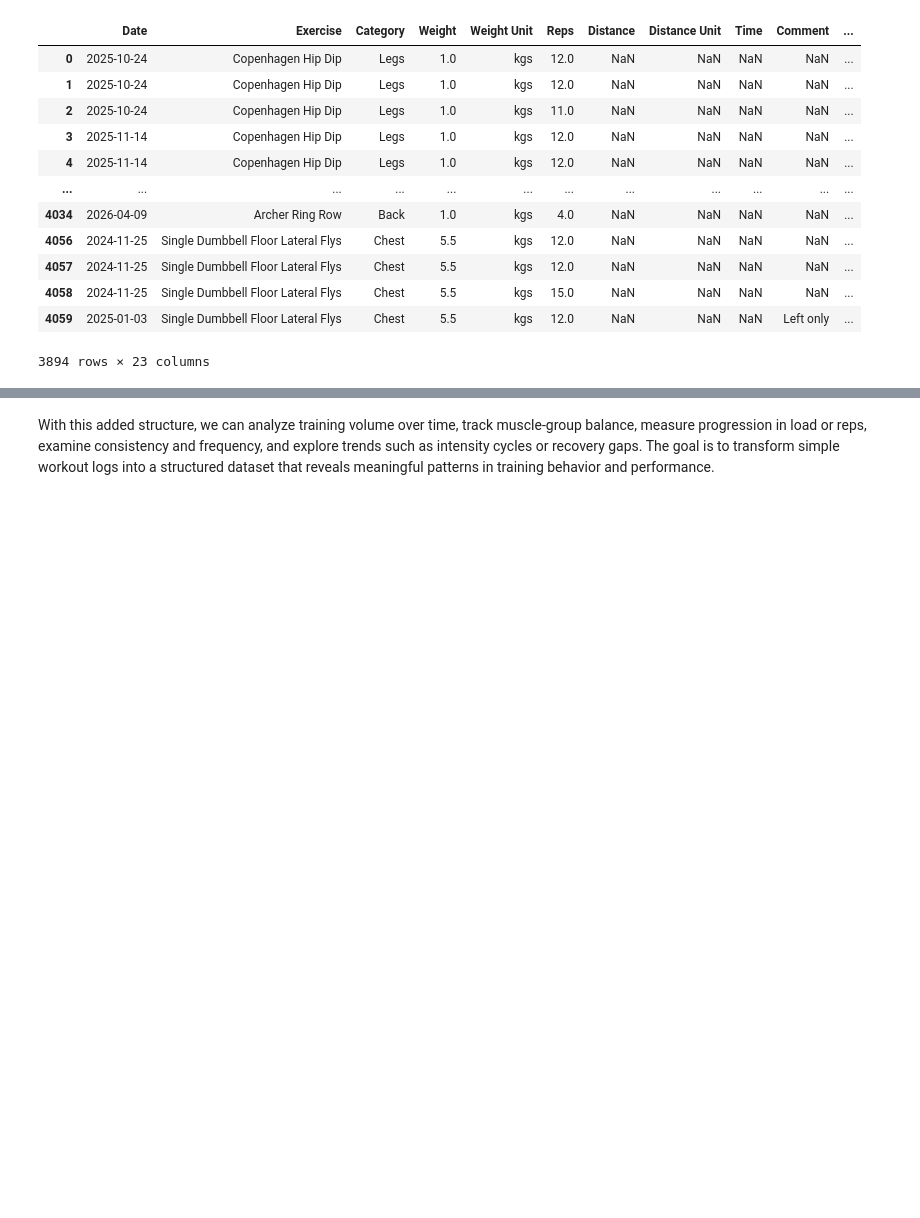
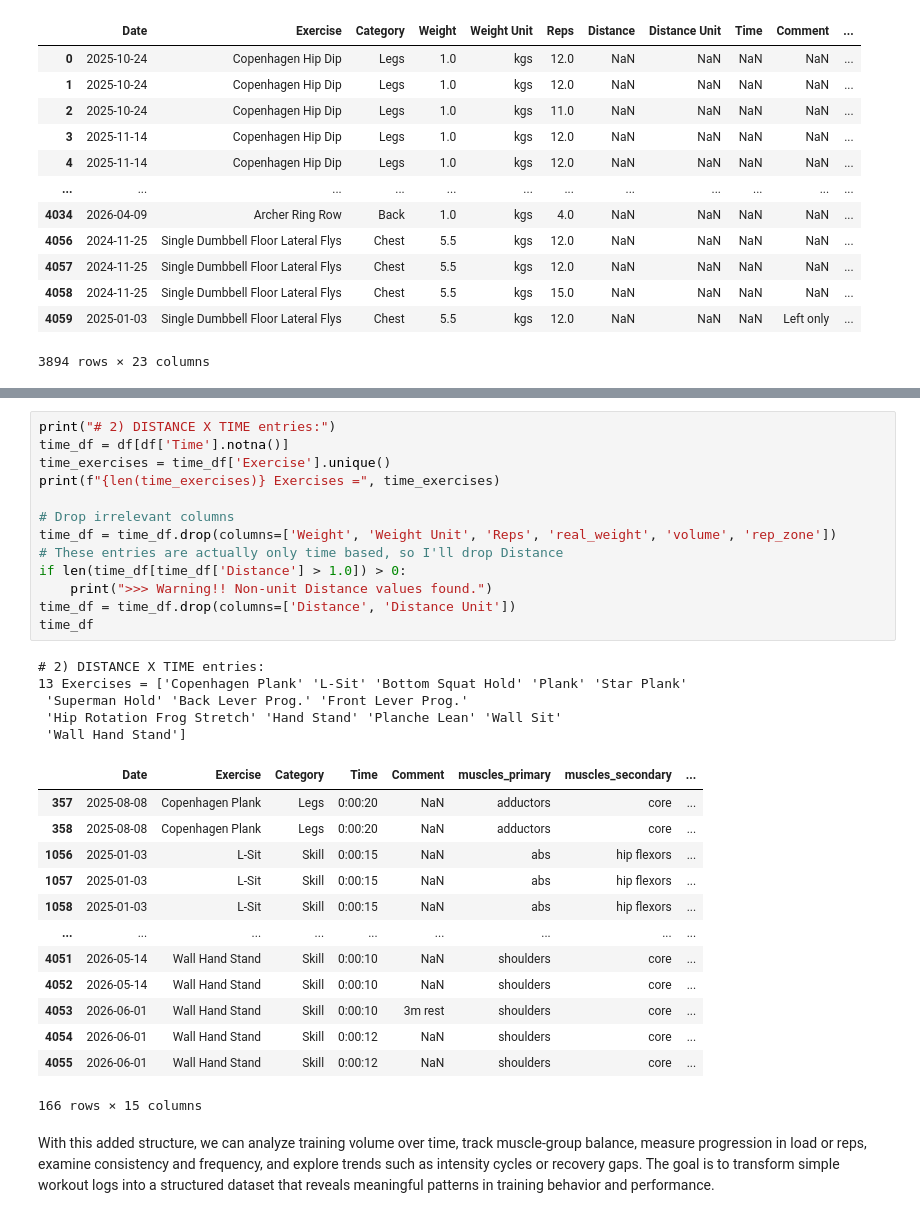
Before and after one commit to alex-fddz/fitnotes-analytics, a Jupyter notebook: analytics.ipynb, the cells around one changed output, grey strips where cells are left out. Cells and saved outputs as stored; diff of their text form; blank space fills up the shorter version.

```diff
--- a/analytics.ipynb
+++ b/analytics.ipynb
@@ -247,2 +289,34 @@ df[df['Reps'].notna()]
+# %%
+print("# 2) DISTANCE X TIME entries:")
+time_df = df[df['Time'].notna()]
+time_exercises = time_df['Exercise'].unique()
+print(f"{len(time_exercises)} Exercises =", time_exercises)
+
+# Drop irrelevant columns
+time_df = time_df.drop(columns=['Weight', 'Weight Unit', 'Reps', 'real_weight', 'volume', 'rep_zone'])
+# These entries are actually only time based, so I'll drop Distance
+if len(time_df[time_df['Distance'] > 1.0]) > 0:
+    print(">>> Warning!! Non-unit Distance values found.")
+time_df = time_df.drop(columns=['Distance', 'Distance Unit'])
+time_df
+# %% [output]
+# 2) DISTANCE X TIME entries:
+13 Exercises = ['Copenhagen Plank' 'L-Sit' 'Bottom Squat Hold' 'Plank' 'Star Plank'
+ 'Superman Hold' 'Back Lever Prog.' 'Front Lever Prog.'
+ 'Hip Rotation Frog Stretch' 'Hand Stand' 'Planche Lean' 'Wall Sit'
+ 'Wall Hand Stand']
+|  | Date | Exercise | Category | Time | Comment | muscles_primary | muscles_secondary | ... |
+| 357 | 2025-08-08 | Copenhagen Plank | Legs | 0:00:20 | NaN | adductors | core | ... |
+| 358 | 2025-08-08 | Copenhagen Plank | Legs | 0:00:20 | NaN | adductors | core | ... |
+| 1056 | 2025-01-03 | L-Sit | Skill | 0:00:15 | NaN | abs | hip flexors | ... |
+| 1057 | 2025-01-03 | L-Sit | Skill | 0:00:15 | NaN | abs | hip flexors | ... |
+| 1058 | 2025-01-03 | L-Sit | Skill | 0:00:15 | NaN | abs | hip flexors | ... |
+| ... | ... | ... | ... | ... | ... | ... | ... | ... |
+| 4051 | 2026-05-14 | Wall Hand Stand | Skill | 0:00:10 | NaN | shoulders | core | ... |
+| 4052 | 2026-05-14 | Wall Hand Stand | Skill | 0:00:10 | NaN | shoulders | core | ... |
+| 4053 | 2026-06-01 | Wall Hand Stand | Skill | 0:00:10 | 3m rest | shoulders | core | ... |
+| 4054 | 2026-06-01 | Wall Hand Stand | Skill | 0:00:12 | NaN | shoulders | core | ... |
+| 4055 | 2026-06-01 | Wall Hand Stand | Skill | 0:00:12 | NaN | shoulders | core | ... |
+166 rows × 15 columns
 # %% [markdown]
 With this added structure, we can analyze training volume over time, track muscle-group balance, measure progression in load or reps, examine consistency and frequency, and explore trends such as intensity cycles or recovery gaps. The goal is to transform simple workout logs into a structured dataset that reveals meaningful patterns in training behavior and performance.
```
Also changed, not shown: parts of 2 cells of this notebook.
